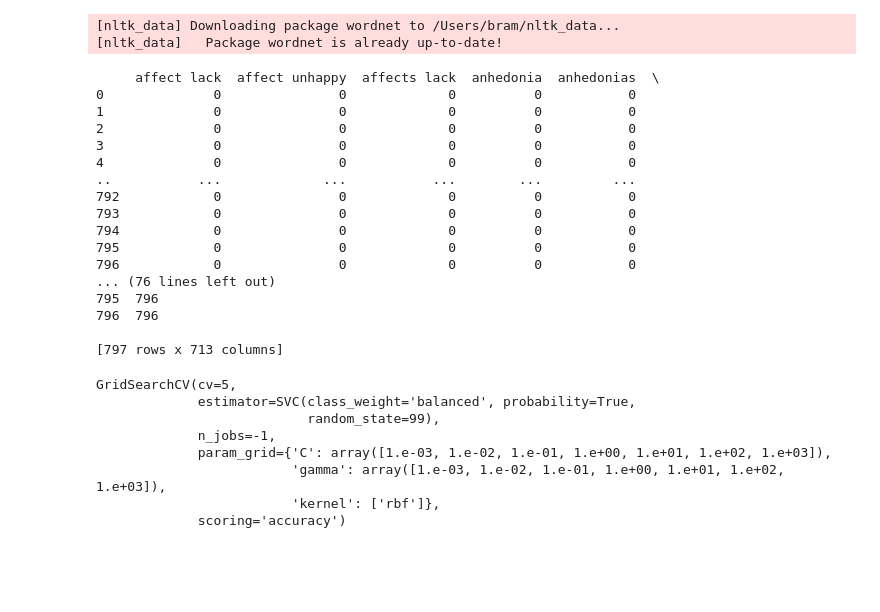
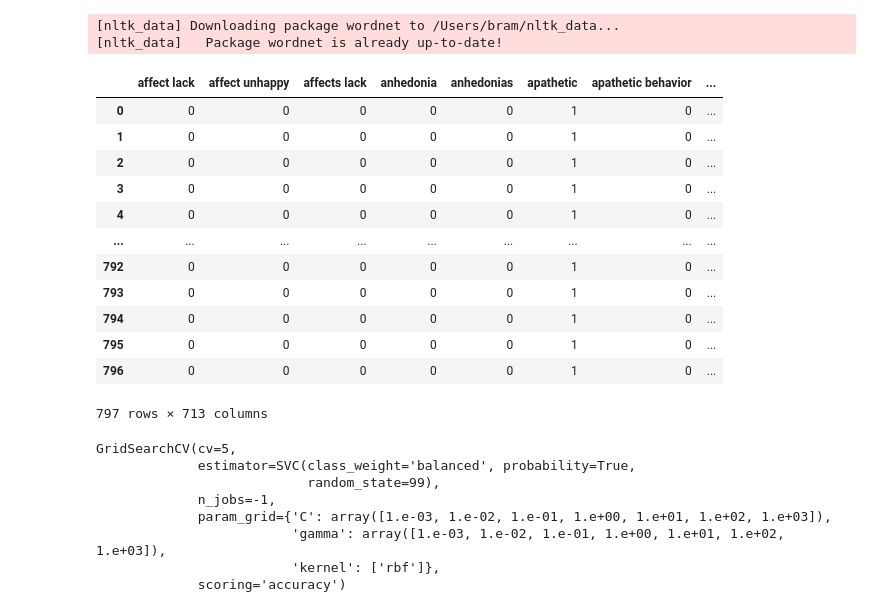
Before and after one commit to BramJanssen22/EMDD, a Jupyter notebook: D-vlog DictionaryBased/Dict.ipynb, the cells around one changed output. Drawn from its saved outputs; the diff is of its cells as text; code cells hidden in the pictures; blank space fills up the shorter version.

```diff
--- a/D-vlog DictionaryBased/Dict.ipynb
+++ b/D-vlog DictionaryBased/Dict.ipynb
@@ -25,50 +25,47 @@ def preprocess(post):
     post = re.sub(r'[^\w\s]', '', post)
     words = post.split()
     for word in words:
         lemmatized = lemmatizer.lemmatize(word)
         preprocessedWords.append(lemmatized)
 
     return preprocessedWords
 
 prediction = {'prediction':[]}
 vector_dicts = []
 
 for index, row in df.iterrows():
     DepressionWordCount = 0
     text = row['text']
     preProcessed = preprocess(text)
     wordCounts = dict(Counter(preProcessed))
     keywordCounts = keywordsdict
     keywordCounts['id'] = index
     for word in keywords:
         try:
             keywordCounts[word] = wordCounts[word]
         except:
             continue
     vector_dicts.append(keywordCounts)
 
 
 vector_df = pd.DataFrame(vector_dicts)
+display(vector_df)
 df = pd.concat([df, vector_df], axis=1)
 df.to_json("../data/vectorData/DictionaryBasedVectors.json", orient='records', lines=True)
 # %% [output]
+|  | affect lack | affect unhappy | affects lack | anhedonia | anhedonias | apathetic | apathetic behavior | ... |
+| 0 | 0 | 0 | 0 | 0 | 0 | 1 | 0 | ... |
+| 1 | 0 | 0 | 0 | 0 | 0 | 1 | 0 | ... |
+| 2 | 0 | 0 | 0 | 0 | 0 | 1 | 0 | ... |
+| 3 | 0 | 0 | 0 | 0 | 0 | 1 | 0 | ... |
+| 4 | 0 | 0 | 0 | 0 | 0 | 1 | 0 | ... |
+| ... | ... | ... | ... | ... | ... | ... | ... | ... |
+| 792 | 0 | 0 | 0 | 0 | 0 | 1 | 0 | ... |
+| 793 | 0 | 0 | 0 | 0 | 0 | 1 | 0 | ... |
+| 794 | 0 | 0 | 0 | 0 | 0 | 1 | 0 | ... |
+| 795 | 0 | 0 | 0 | 0 | 0 | 1 | 0 | ... |
+| 796 | 0 | 0 | 0 | 0 | 0 | 1 | 0 | ... |
-     affect lack  affect unhappy  affects lack  anhedonia  anhedonias  \
-0              0               0             0          0           0
-1              0               0             0          0           0
-2              0               0             0          0           0
-3              0               0             0          0           0
-4              0               0             0          0           0
-..           ...             ...           ...        ...         ...
-792            0               0             0          0           0
-793            0               0             0          0           0
-794            0               0             0          0           0
-795            0               0             0          0           0
-796            0               0             0          0           0
-... (76 lines left out)
-795  796
-796  796
-
-[797 rows x 713 columns]
+797 rows × 713 columns
 # %%
 from sklearn.preprocessing import StandardScaler
 from sklearn.model_selection import GridSearchCV
```
Also changed, not shown: parts of 1 cell of this notebook, 3 other files.
